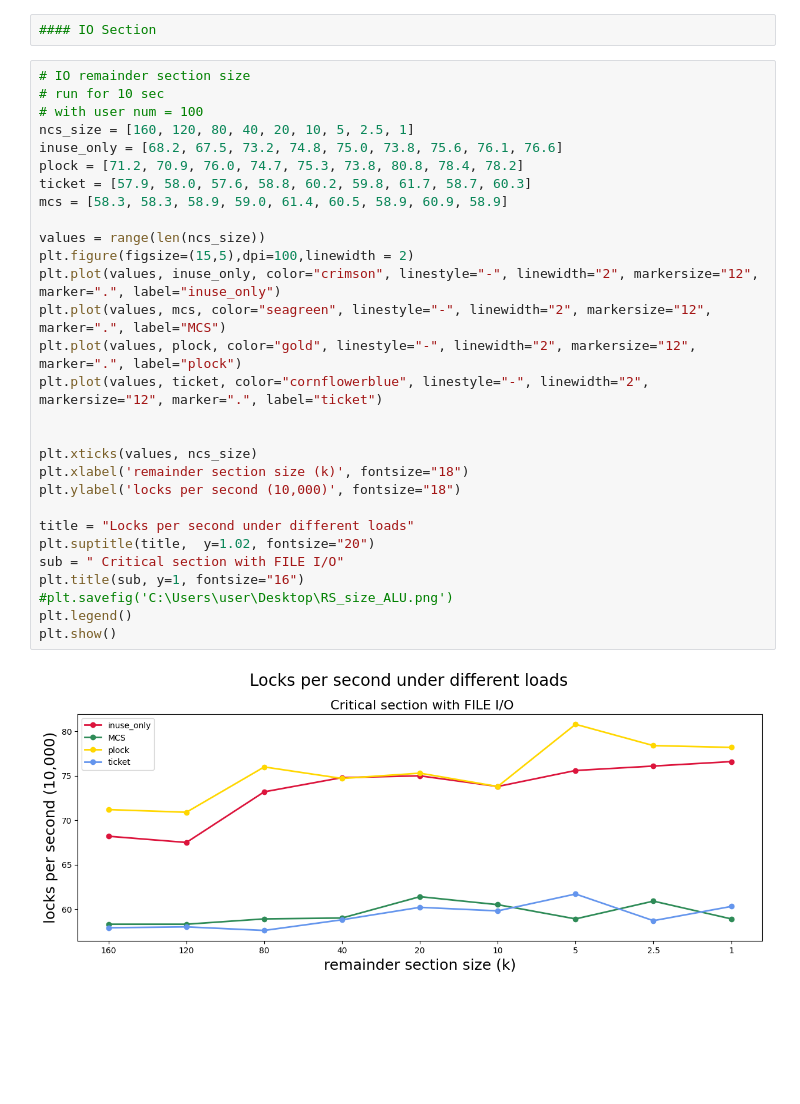
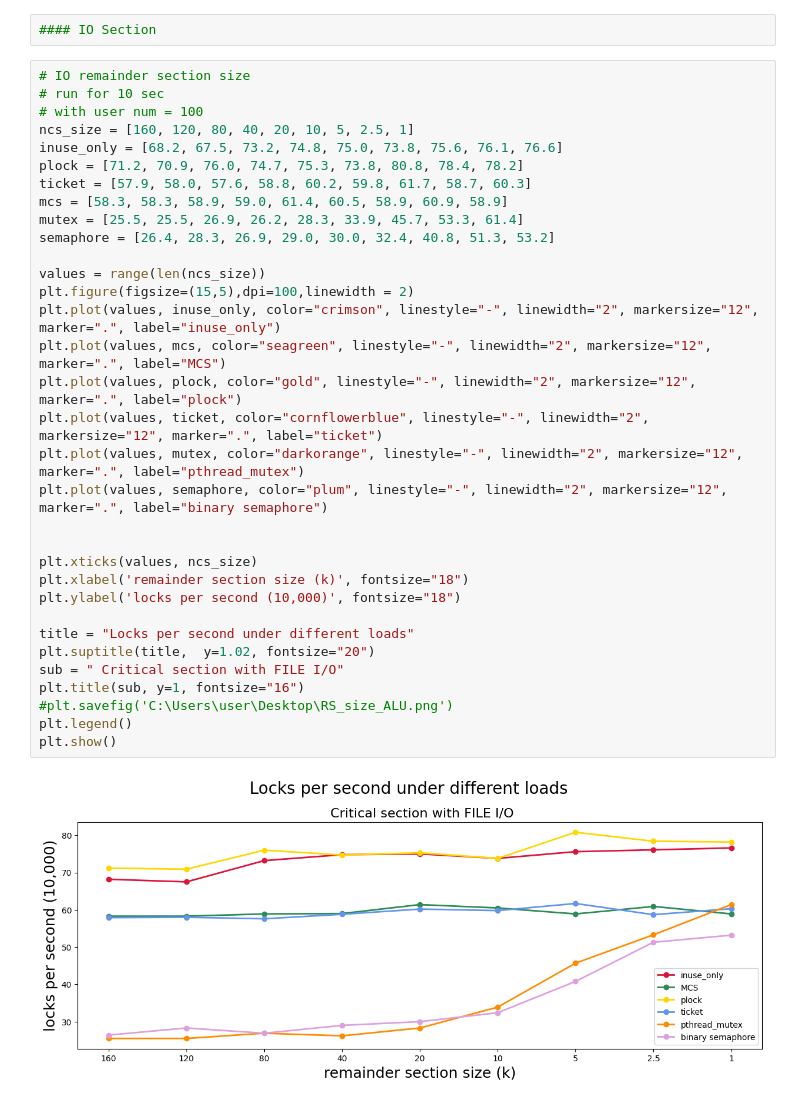
Before and after one commit to Ashen1110/Master_OS, a Jupyter notebook: code/test_data/test_data.ipynb, the cells around one changed output. Cells and saved outputs as stored; diff of their text form; blank space fills up the shorter version.

```diff
--- a/code/test_data/test_data.ipynb
+++ b/code/test_data/test_data.ipynb
@@ -100,34 +109,38 @@ plt.show()
 # %%
 # IO remainder section size
 # run for 10 sec
 # with user num = 100
 ncs_size = [160, 120, 80, 40, 20, 10, 5, 2.5, 1]
 inuse_only = [68.2, 67.5, 73.2, 74.8, 75.0, 73.8, 75.6, 76.1, 76.6]
 plock = [71.2, 70.9, 76.0, 74.7, 75.3, 73.8, 80.8, 78.4, 78.2]
 ticket = [57.9, 58.0, 57.6, 58.8, 60.2, 59.8, 61.7, 58.7, 60.3]
 mcs = [58.3, 58.3, 58.9, 59.0, 61.4, 60.5, 58.9, 60.9, 58.9]
+mutex = [25.5, 25.5, 26.9, 26.2, 28.3, 33.9, 45.7, 53.3, 61.4]
+semaphore = [26.4, 28.3, 26.9, 29.0, 30.0, 32.4, 40.8, 51.3, 53.2]
 
 values = range(len(ncs_size))
 plt.figure(figsize=(15,5),dpi=100,linewidth = 2)
 plt.plot(values, inuse_only, color="crimson", linestyle="-", linewidth="2", markersize="12", marker=".", label="inuse_only")
 plt.plot(values, mcs, color="seagreen", linestyle="-", linewidth="2", markersize="12", marker=".", label="MCS")
 plt.plot(values, plock, color="gold", linestyle="-", linewidth="2", markersize="12", marker=".", label="plock")
 plt.plot(values, ticket, color="cornflowerblue", linestyle="-", linewidth="2", markersize="12", marker=".", label="ticket")
+plt.plot(values, mutex, color="darkorange", linestyle="-", linewidth="2", markersize="12", marker=".", label="pthread_mutex")
+plt.plot(values, semaphore, color="plum", linestyle="-", linewidth="2", markersize="12", marker=".", label="binary semaphore")
 
 
 plt.xticks(values, ncs_size)
 plt.xlabel('remainder section size (k)', fontsize="18")
 plt.ylabel('locks per second (10,000)', fontsize="18")
 
 title = "Locks per second under different loads"
 plt.suptitle(title,  y=1.02, fontsize="20")
 sub = " Critical section with FILE I/O"
 plt.title(sub, y=1, fontsize="16")
 #plt.savefig('C:\Users\user\Desktop\RS_size_ALU.png')
 plt.legend()
 plt.show()
 # %% [output]
-[figure, old version]
+[figure, new version]
 # %%
 #IO fairness
 # ncs_size = 0, threads_num = 64
```
Also changed, not shown: parts of 5 cells of this notebook, 20 other files.
